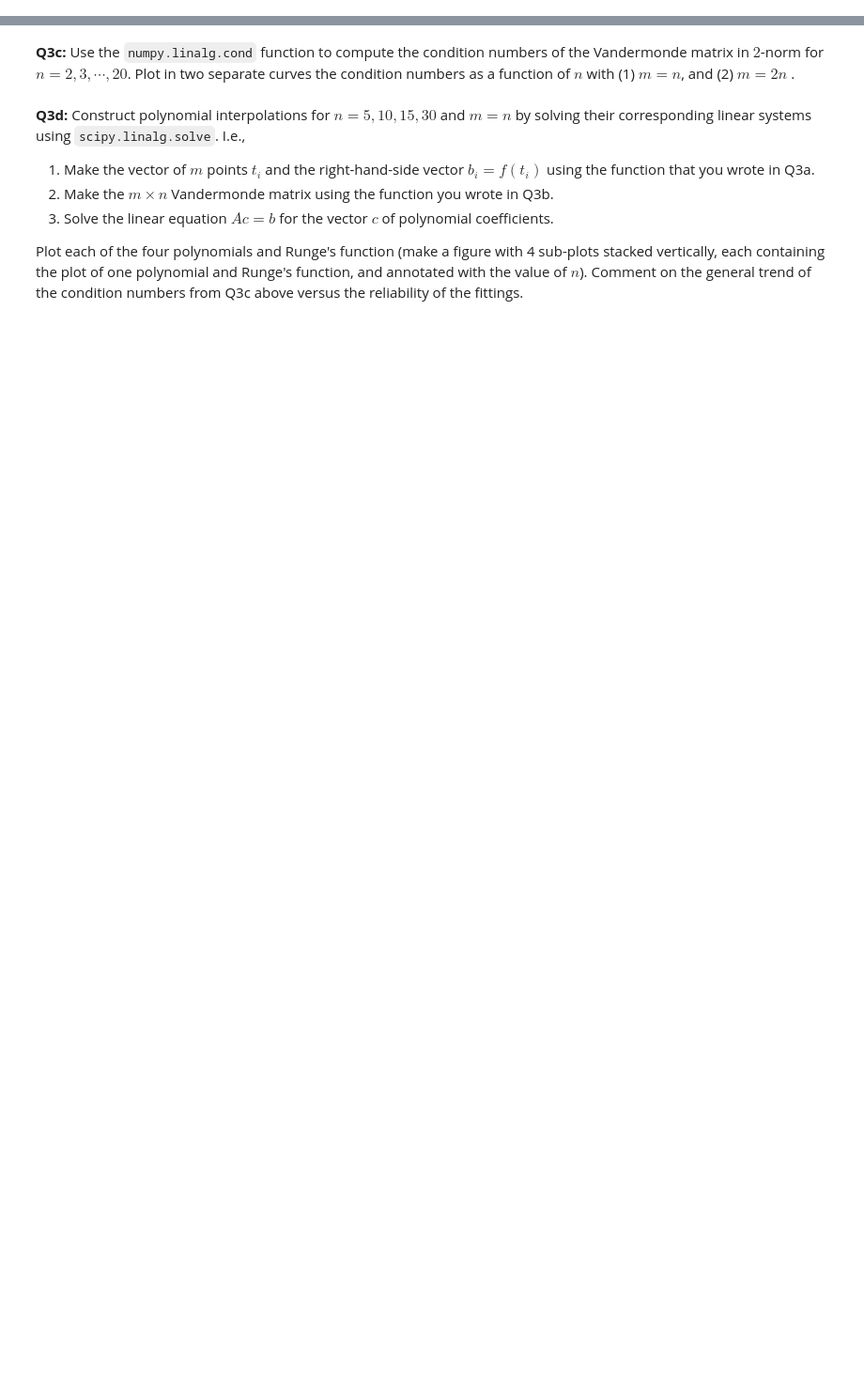
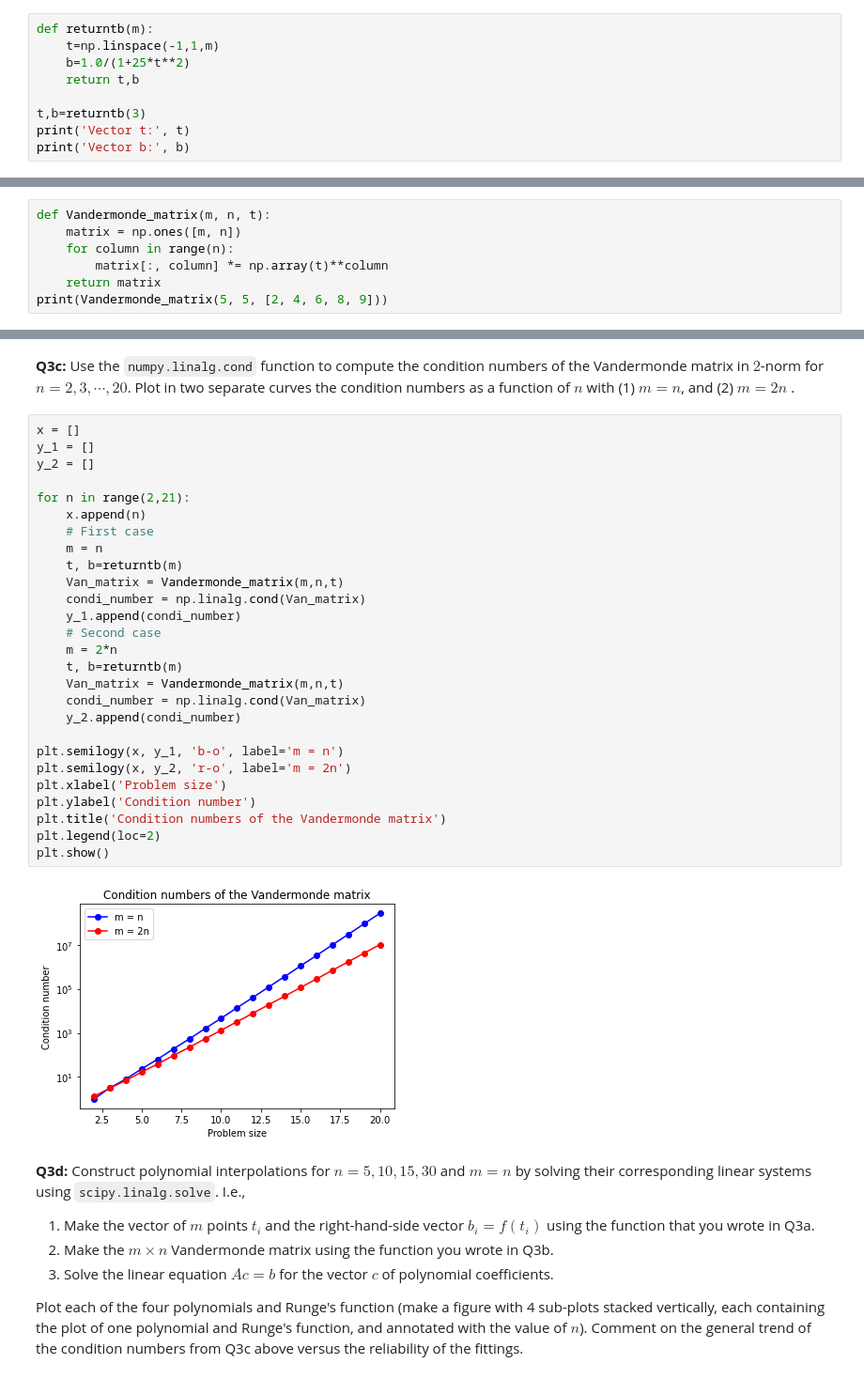
Before and after one commit to JamesChung821/AMS-561-DCS-521-Introduction-to-Computational-Science, a Jupyter notebook: Assignment-3-TrackB.ipynb, the cells around one changed output, grey strips where cells are left out. Shown at 94% size. Drawn from its saved outputs; the diff is of its cells as text; blank space fills up the shorter version.

```diff
--- a/Assignment-3-TrackB.ipynb
+++ b/Assignment-3-TrackB.ipynb
@@ -373,3 +401,12 @@ The matrix $\boldsymbol{A}$ above is known as the *Vandermonde matrix*.
 We will test it using $f(t) = 1/(1+25 t^2)$ on the range $[-1,1]$ (this is known as Runge's function).
 # %% [markdown]
 **Q3a:** Write a Python function to return both an $m$-vector (`t`) containing $m$ equally spaced points $t_i$ over the interval $[-1, 1]$, including the end-nodes, and an $m$-vector ($b$) containing components $b_i=f(t_i)$ (i.e., your function should return the tuple `(t,b)`).  You may use `numpy.linspace` but you must **not use any Python loops** (i.e., your function should be properly vectorized --- refer to the B01 lecture notes).
+# %%
+def returntb(m):
+    t=np.linspace(-1,1,m)
+    b=1.0/(1+25*t**2)
+    return t,b
+
+t,b=returntb(3)
+print('Vector t:', t)
+print('Vector b:', b)
@@ -376,2 +416,9 @@ We will test it using $f(t) = 1/(1+25 t^2)$ on the range $[-1,1]$ (this is known
 # %% [markdown]
 **Q3b:** Write a function (that takes `m, n, t` as arguments) to generate the Vandermonde matrix for $m$ input points (in the vector `t`) for a degree-$(n-1)$ polynomial. Do **not** use the built-in `scipy.vander` function (since the goal is to practice some `numpy`).
+# %%
+def Vandermonde_matrix(m, n, t):
+    matrix = np.ones([m, n])
+    for column in range(n):
+        matrix[:, column] *= np.array(t)**column
+    return matrix
+print(Vandermonde_matrix(5, 5, [2, 4, 6, 8, 9]))
@@ -378,5 +431,34 @@ We will test it using $f(t) = 1/(1+25 t^2)$ on the range $[-1,1]$ (this is known
 # %% [markdown]
 **Q3c:** Use the `numpy.linalg.cond` function to compute the condition numbers of the Vandermonde matrix in $2$-norm for $n=2, 3, \cdots, 20$. Plot in two separate curves the condition numbers as a function of $n$ with (1) $m=n$, and (2) $m=2n$ .
+# %%
+x = []
+y_1 = []
+y_2 = []
+
+for n in range(2,21):
+    x.append(n)
+    # First case
+    m = n
+    t, b=returntb(m)
+    Van_matrix = Vandermonde_matrix(m,n,t)
+    condi_number = np.linalg.cond(Van_matrix)
+    y_1.append(condi_number)
+    # Second case
+    m = 2*n
+    t, b=returntb(m)
+    Van_matrix = Vandermonde_matrix(m,n,t)
+    condi_number = np.linalg.cond(Van_matrix)
+    y_2.append(condi_number)
+
+plt.semilogy(x, y_1, 'b-o', label='m = n')
+plt.semilogy(x, y_2, 'r-o', label='m = 2n')
+plt.xlabel('Problem size')
+plt.ylabel('Condition number')
+plt.title('Condition numbers of the Vandermonde matrix')
+plt.legend(loc=2)
+plt.show()
+# %% [output]
+[figure, added]
 # %% [markdown]
 **Q3d:** Construct polynomial interpolations for $n=5, 10, 15, 30$ and $m=n$ by solving their corresponding linear systems using `scipy.linalg.solve`. I.e.,
 1. Make the vector of $m$ points $t_i$ and the right-hand-side vector $b_i = f(t_i)$ using the function that you wrote in Q3a.
```
Also changed, not shown: parts of 11 cells of this notebook, 5 other files.
